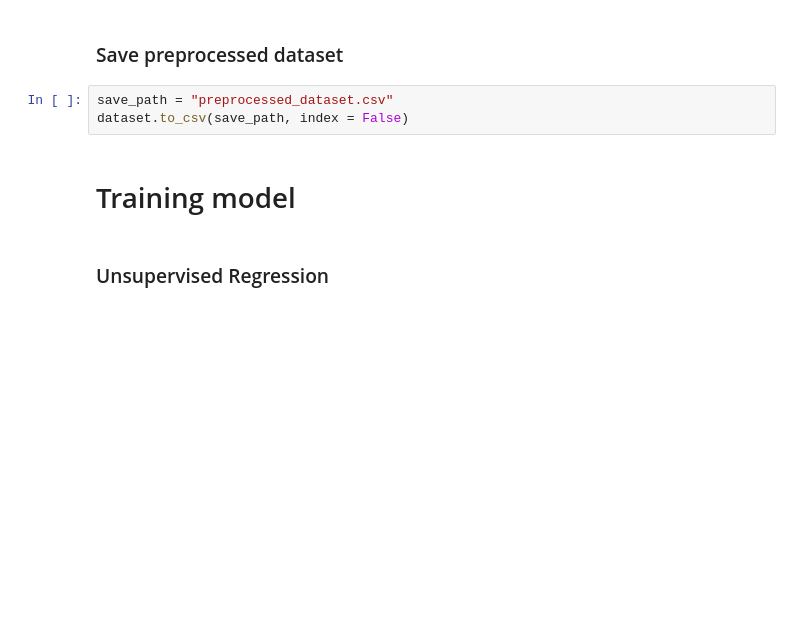
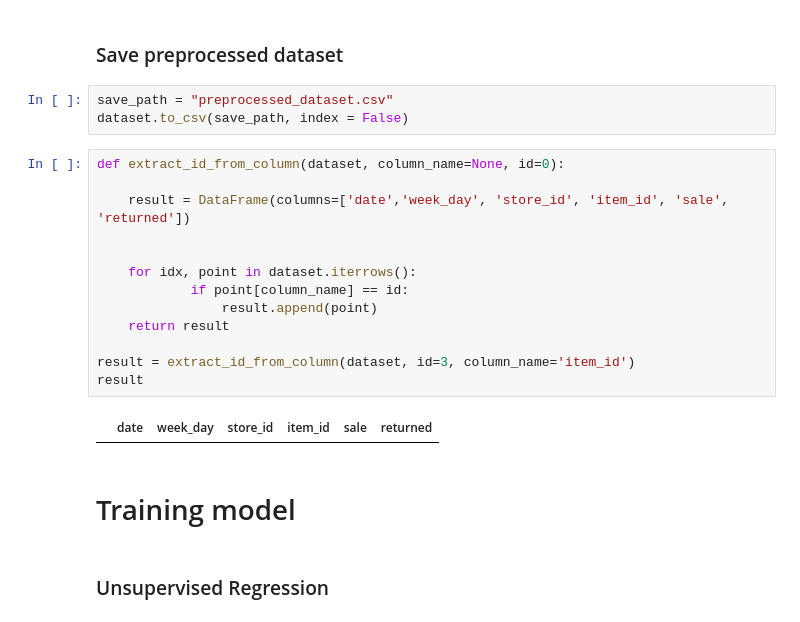
Before and after one commit to HellBlizzard0/helecious, a Jupyter notebook: Project_Helecious.ipynb, the cells around one changed output. Drawn from its saved outputs; the diff is of its cells as text; blank space fills up the shorter version.

```diff
--- a/Project_Helecious.ipynb
+++ b/Project_Helecious.ipynb
@@ -99,6 +99,21 @@ dataset
 # %%
 save_path = "preprocessed_dataset.csv"
 dataset.to_csv(save_path, index = False)
+# %%
+def extract_id_from_column(dataset, column_name=None, id=0):
+
+    result = DataFrame(columns=['date','week_day', 'store_id', 'item_id', 'sale', 'returned'])
+
+
+    for idx, point in dataset.iterrows():
+            if point[column_name] == id:
+                result.append(point)
+    return result
+
+result = extract_id_from_column(dataset, id=3, column_name='item_id')
+result
+# %% [output]
+|  | date | week_day | store_id | item_id | sale | returned |
 # %% [markdown]
 # Training model
 # %% [markdown]
```
Also changed, not shown: parts of 7 cells of this notebook, 1 other file.
